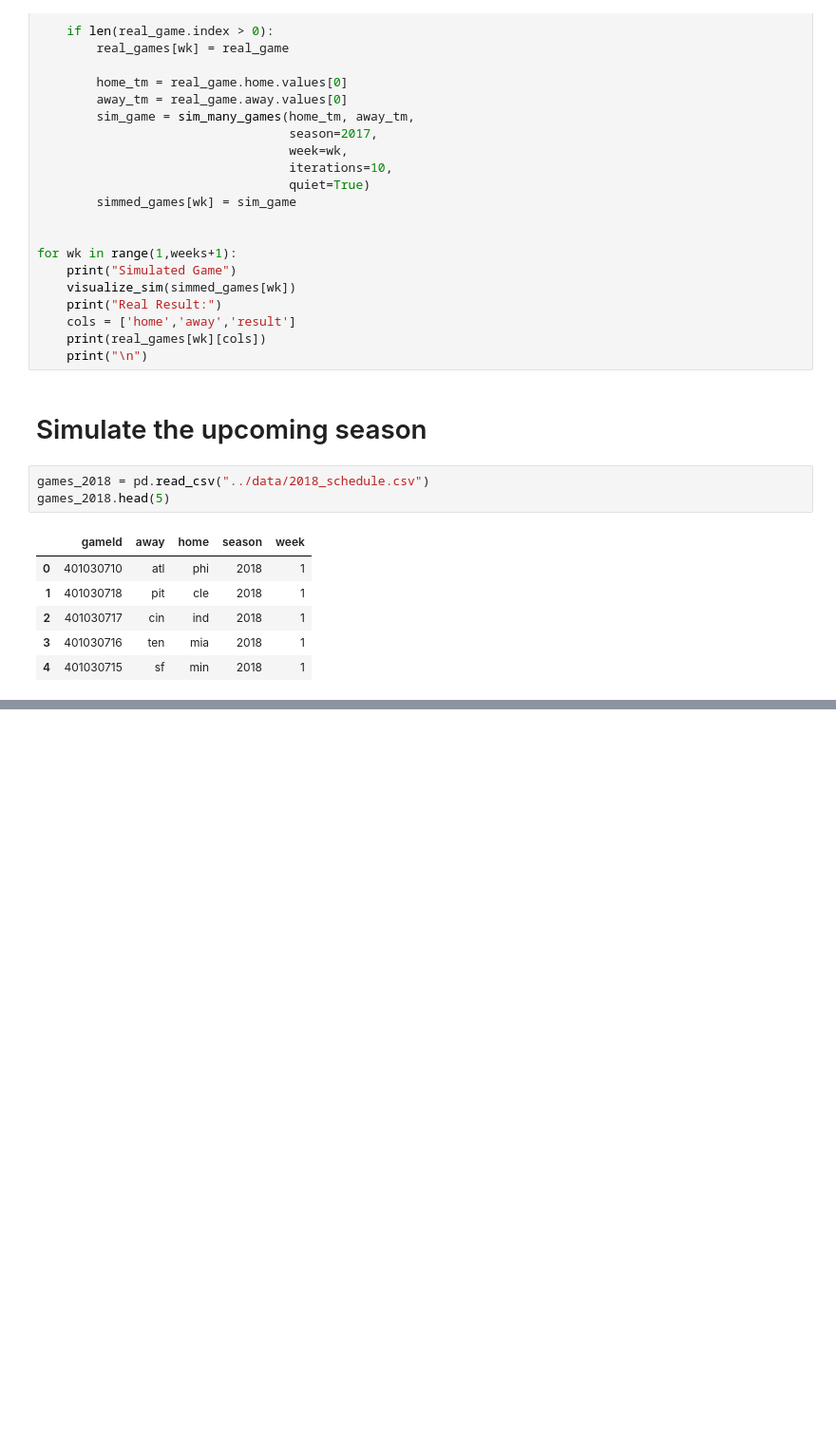
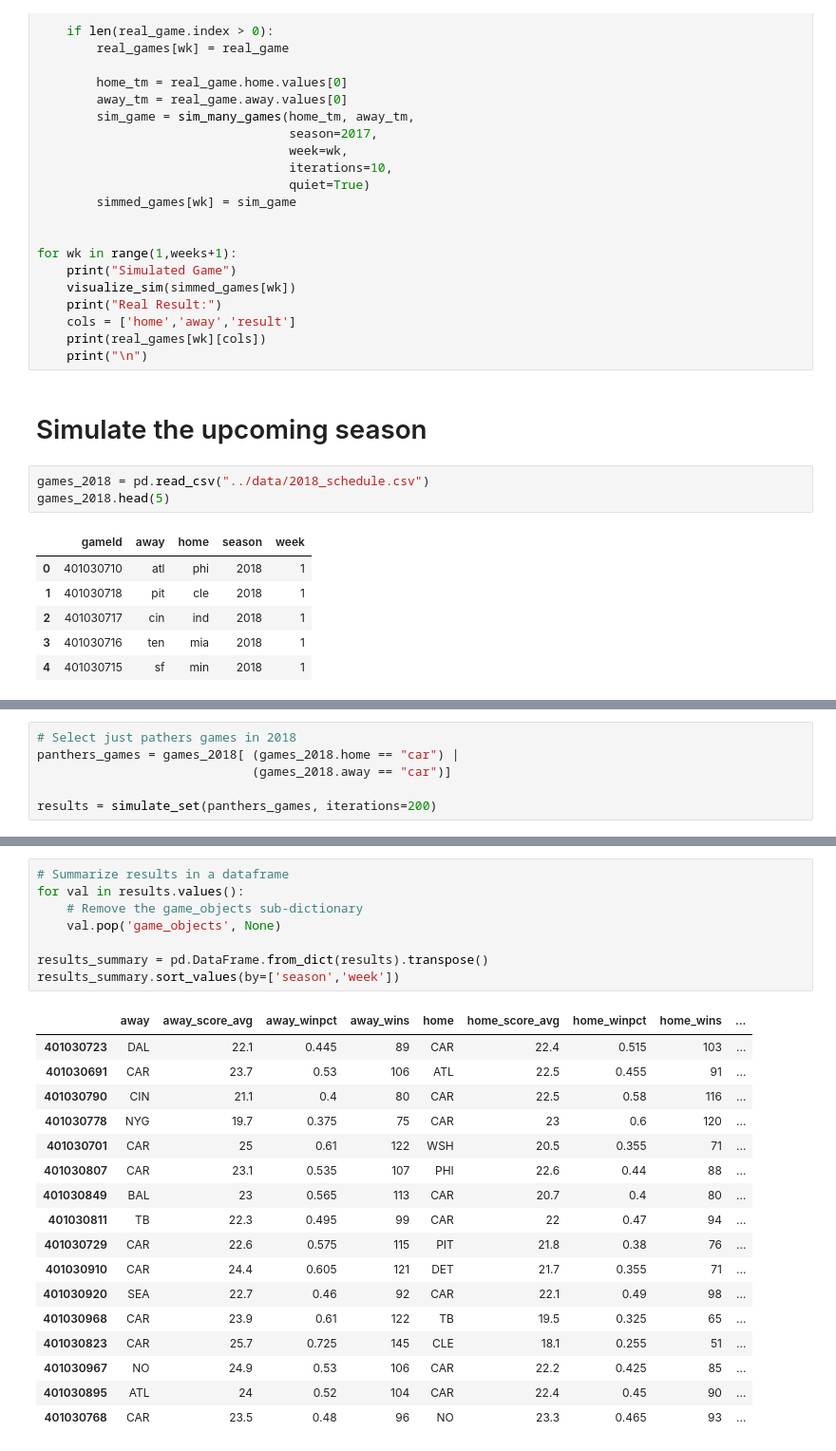
Before and after one commit to ewelchman/football_analytics, a Jupyter notebook: fiddling/Drives_MonteCarlo.ipynb, the cells around one changed output, grey strips where cells are left out. Shown at 95% size. Saved outputs shown, nothing was run; the diff lists cells and outputs as text; blank space fills up the shorter version.

```diff
--- a/fiddling/Drives_MonteCarlo.ipynb
+++ b/fiddling/Drives_MonteCarlo.ipynb
@@ -635,0 +650,6 @@ TypeError:   away  away_score home  home_score winner
+# %%
+# Select just pathers games in 2018
+panthers_games = games_2018[ (games_2018.home == "car") |
+                             (games_2018.away == "car")]
+
+results = simulate_set(panthers_games, iterations=200)
@@ -635,0 +674,26 @@ TypeError:   away  away_score home  home_score winner
+# %%
+# Summarize results in a dataframe
+for val in results.values():
+    # Remove the game_objects sub-dictionary
+    val.pop('game_objects', None)
+
+results_summary = pd.DataFrame.from_dict(results).transpose()
+results_summary.sort_values(by=['season','week'])
+# %% [output]
+|  | away | away_score_avg | away_winpct | away_wins | home | home_score_avg | home_winpct | home_wins | ... |
+| 401030723 | DAL | 22.1 | 0.445 | 89 | CAR | 22.4 | 0.515 | 103 | ... |
+| 401030691 | CAR | 23.7 | 0.53 | 106 | ATL | 22.5 | 0.455 | 91 | ... |
+| 401030790 | CIN | 21.1 | 0.4 | 80 | CAR | 22.5 | 0.58 | 116 | ... |
+| 401030778 | NYG | 19.7 | 0.375 | 75 | CAR | 23 | 0.6 | 120 | ... |
+| 401030701 | CAR | 25 | 0.61 | 122 | WSH | 20.5 | 0.355 | 71 | ... |
+| 401030807 | CAR | 23.1 | 0.535 | 107 | PHI | 22.6 | 0.44 | 88 | ... |
+| 401030849 | BAL | 23 | 0.565 | 113 | CAR | 20.7 | 0.4 | 80 | ... |
+| 401030811 | TB | 22.3 | 0.495 | 99 | CAR | 22 | 0.47 | 94 | ... |
+| 401030729 | CAR | 22.6 | 0.575 | 115 | PIT | 21.8 | 0.38 | 76 | ... |
+| 401030910 | CAR | 24.4 | 0.605 | 121 | DET | 21.7 | 0.355 | 71 | ... |
+| 401030920 | SEA | 22.7 | 0.46 | 92 | CAR | 22.1 | 0.49 | 98 | ... |
+| 401030968 | CAR | 23.9 | 0.61 | 122 | TB | 19.5 | 0.325 | 65 | ... |
+| 401030823 | CAR | 25.7 | 0.725 | 145 | CLE | 18.1 | 0.255 | 51 | ... |
+| 401030967 | NO | 24.9 | 0.53 | 106 | CAR | 22.2 | 0.425 | 85 | ... |
+| 401030895 | ATL | 24 | 0.52 | 104 | CAR | 22.4 | 0.45 | 90 | ... |
+| 401030768 | CAR | 23.5 | 0.48 | 96 | NO | 23.3 | 0.465 | 93 | ... |
```
Also changed, not shown: parts of 11 cells of this notebook.
